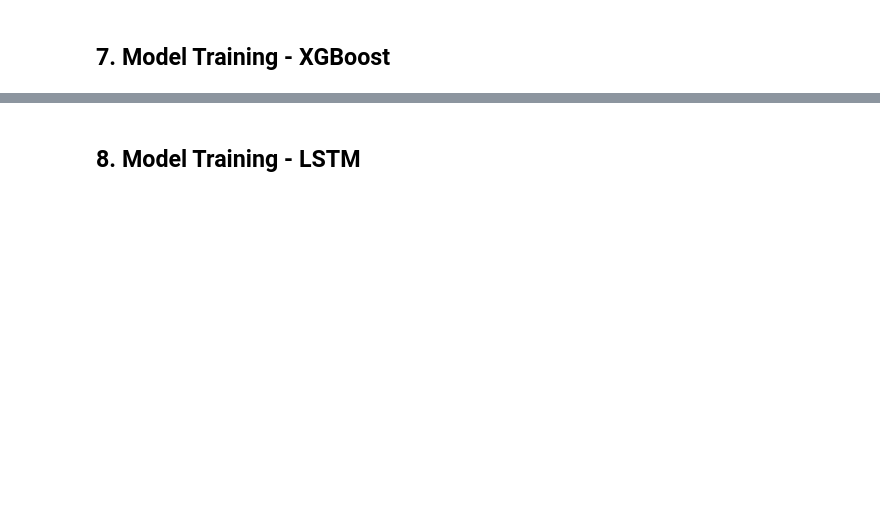
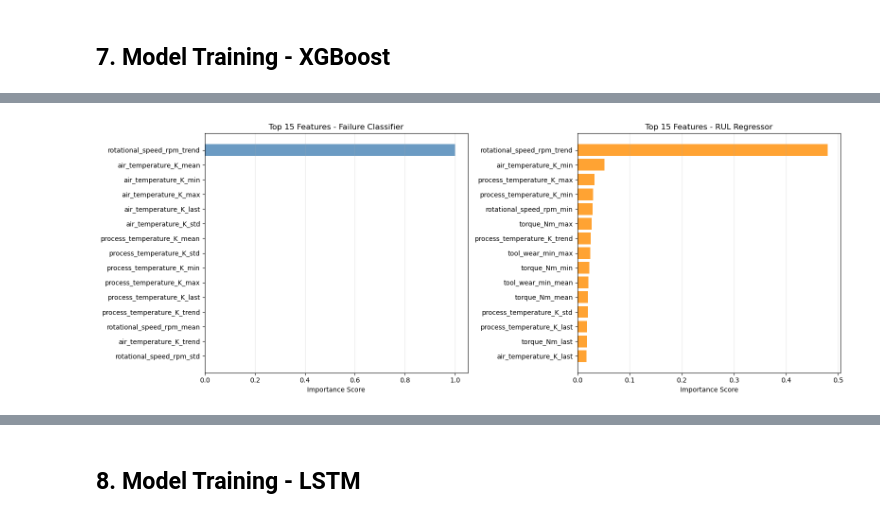
Before and after one commit to A25-CS046/machine-learning, a Jupyter notebook: ac02_pipeline.ipynb, the cells around one changed output, grey strips where cells are left out. Saved outputs shown, nothing was run; the diff lists cells and outputs as text; code cells hidden in the pictures; blank space fills up the shorter version.

```diff
--- a/ac02_pipeline.ipynb
+++ b/ac02_pipeline.ipynb
@@ -397,0 +822,94 @@ XGBoost Regressor Results:
+# %%
+def analyze_feature_importance(clf_model, reg_model, feature_names, top_n=15):
+    """
+    Analyze and visualize feature importance from XGBoost models.
+    Helps identify which sensor statistics are most predictive.
+    """
+    # Get feature importance
+    clf_importance = clf_model.feature_importances_
+    reg_importance = reg_model.feature_importances_
+
+    # Create DataFrames
+    clf_importance_df = pd.DataFrame({
+        'feature': feature_names,
+        'importance': clf_importance
+    }).sort_values('importance', ascending=False)
+
+    reg_importance_df = pd.DataFrame({
+        'feature': feature_names,
+        'importance': reg_importance
+    }).sort_values('importance', ascending=False)
+
+    # Save to CSV
+    clf_importance_df.to_csv(ARTIFACTS_DIR / 'feature_importance_classifier.csv', index=False)
+    reg_importance_df.to_csv(ARTIFACTS_DIR / 'feature_importance_regressor.csv', index=False)
+
+    # Visualization
+    fig, axes = plt.subplots(1, 2, figsize=(16, 6))
+
+    # Classifier importance
+    ax1 = axes[0]
+    top_clf = clf_importance_df.head(top_n)
+    ax1.barh(range(len(top_clf)), top_clf['importance'], color='steelblue', alpha=0.8)
+    ax1.set_yticks(range(len(top_clf)))
+    ax1.set_yticklabels(top_clf['feature'])
+    ax1.invert_yaxis()
+    ax1.set_xlabel('Importance Score')
+    ax1.set_title(f'Top {top_n} Features - Failure Classifier')
+    ax1.grid(True, alpha=0.3, axis='x')
+
+    # Regressor importance
+    ax2 = axes[1]
+    top_reg = reg_importance_df.head(top_n)
+    ax2.barh(range(len(top_reg)), top_reg['importance'], color='darkorange', alpha=0.8)
+    ax2.set_yticks(range(len(top_reg)))
+    ax2.set_yticklabels(top_reg['feature'])
+    ax2.invert_yaxis()
+    ax2.set_xlabel('Importance Score')
+    ax2.set_title(f'Top {top_n} Features - RUL Regressor')
+    ax2.grid(True, alpha=0.3, axis='x')
+
+    plt.tight_layout()
+    plt.savefig(ARTIFACTS_DIR / 'feature_importance.png', dpi=150, bbox_inches='tight')
+    plt.show()
+
+    # Print top features
+    print("Feature Importance Analysis:")
+    print("=" * 80)
+    print("\nTop 10 Features for Failure Classification:")
+    for idx, row in clf_importance_df.head(10).iterrows():
+        print(f"  {row['feature']:.<40} {row['importance']:.4f}")
+
+    print("\nTop 10 Features for RUL Prediction:")
+    for idx, row in reg_importance_df.head(10).iterrows():
+        print(f"  {row['feature']:.<40} {row['importance']:.4f}")
+
+    # Group by statistic type
+    print("\n" + "=" * 80)
+    print("Importance by Statistic Type (Classifier):")
+    clf_importance_df['stat_type'] = clf_importance_df['feature'].str.extract(r'_([^_]+)$')[0]
+    stat_importance = clf_importance_df.groupby('stat_type')['importance'].sum().sort_values(ascending=False)
+    for stat, imp in stat_importance.items():
+        print(f"  {stat:.<20} {imp:.4f}")
+
+    # Group by sensor
+    print("\n" + "=" * 80)
+    print("Importance by Sensor (Classifier):")
+    clf_importance_df['sensor'] = clf_importance_df['feature'].str.replace(r'_[^_]+$', '', regex=True)
+    sensor_importance = clf_importance_df.groupby('sensor')['importance'].sum().sort_values(ascending=False)
+    for sensor, imp in sensor_importance.items():
+        print(f"  {sensor:.<40} {imp:.4f}")
+
+    return clf_importance_df, reg_importance_df
+
+# Analyze feature importance
+print("Analyzing Feature Importance...\n")
+clf_importance_df, reg_importance_df = analyze_feature_importance(
+    xgb_clf,
+    xgb_reg,
+    feature_names,
+    top_n=15
+)
+
+print("\n✓ Feature importance analysis completed")
+# %% [output]
@@ -397,0 +917 @@ XGBoost Regressor Results:
+[figure, added]
```
Also changed, not shown: parts of 23 cells of this notebook, 3 other files.
